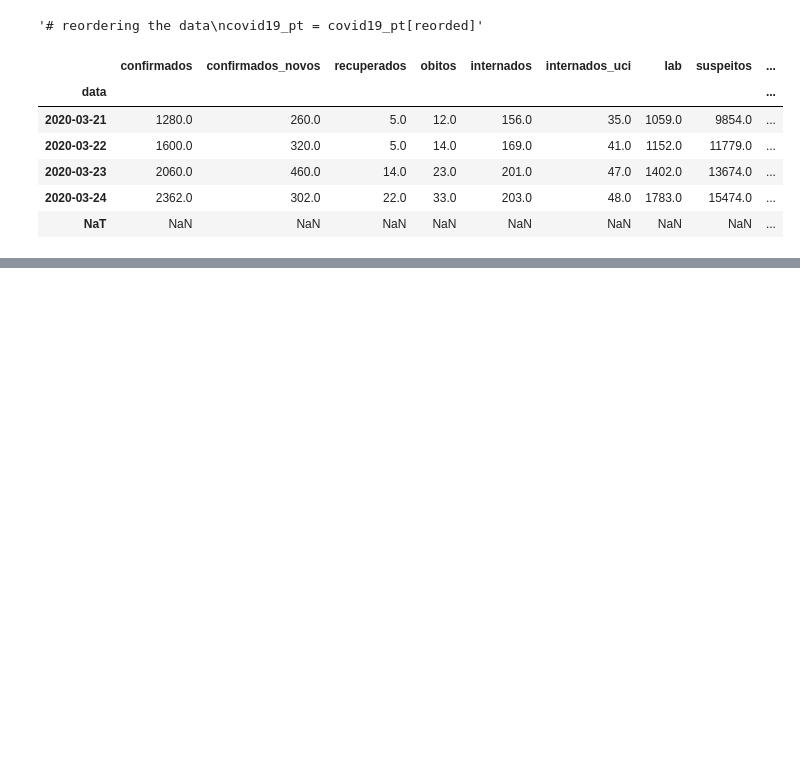
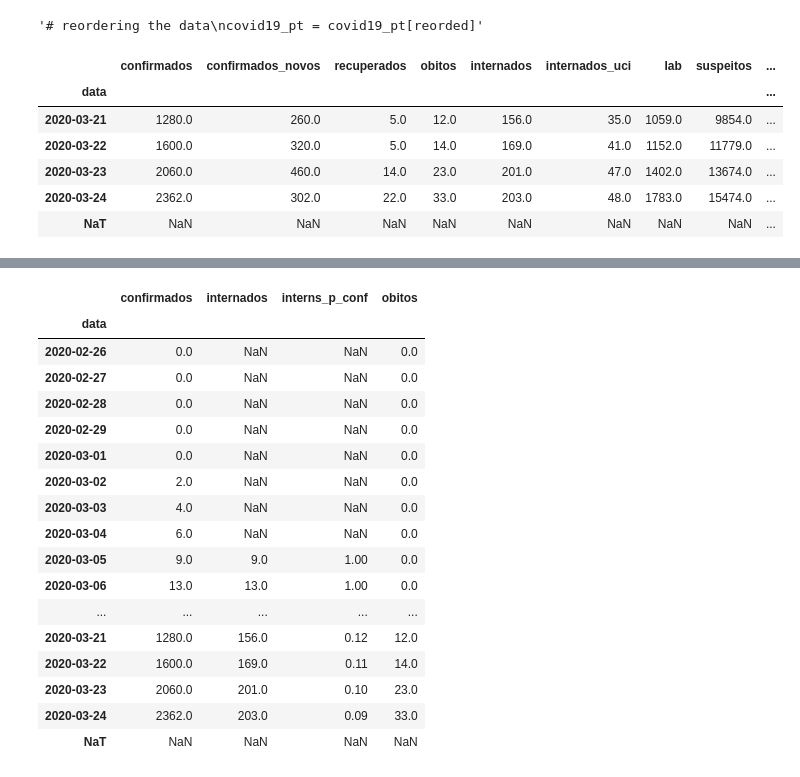
Before and after one commit to duarteharris/covid19pt-data, a Jupyter notebook: covid19pt.ipynb, the cells around one changed output, grey strips where cells are left out. Cells and saved outputs as stored; diff of their text form; code cells hidden in the pictures; blank space fills up the shorter version.

```diff
--- a/covid19pt.ipynb
+++ b/covid19pt.ipynb
@@ -368,0 +403,22 @@ covid19_pt[["confirmados", "obitos", "obitos_p_conf"]]
+# %%
+# checking
+covid19_pt[["confirmados", "internados", "interns_p_conf", "obitos"]]
+# %% [output]
+|  | confirmados | internados | interns_p_conf | obitos |
+| data |  |  |  |  |
+| 2020-02-26 | 0.0 | NaN | NaN | 0.0 |
+| 2020-02-27 | 0.0 | NaN | NaN | 0.0 |
+| 2020-02-28 | 0.0 | NaN | NaN | 0.0 |
+| 2020-02-29 | 0.0 | NaN | NaN | 0.0 |
+| 2020-03-01 | 0.0 | NaN | NaN | 0.0 |
+| 2020-03-02 | 2.0 | NaN | NaN | 0.0 |
+| 2020-03-03 | 4.0 | NaN | NaN | 0.0 |
+| 2020-03-04 | 6.0 | NaN | NaN | 0.0 |
+| 2020-03-05 | 9.0 | 9.0 | 1.00 | 0.0 |
+| 2020-03-06 | 13.0 | 13.0 | 1.00 | 0.0 |
+| ... | ... | ... | ... | ... |
+| 2020-03-21 | 1280.0 | 156.0 | 0.12 | 12.0 |
+| 2020-03-22 | 1600.0 | 169.0 | 0.11 | 14.0 |
+| 2020-03-23 | 2060.0 | 201.0 | 0.10 | 23.0 |
+| 2020-03-24 | 2362.0 | 203.0 | 0.09 | 33.0 |
+| NaT | NaN | NaN | NaN | NaN |
```
Also changed, not shown: parts of 13 cells of this notebook.
